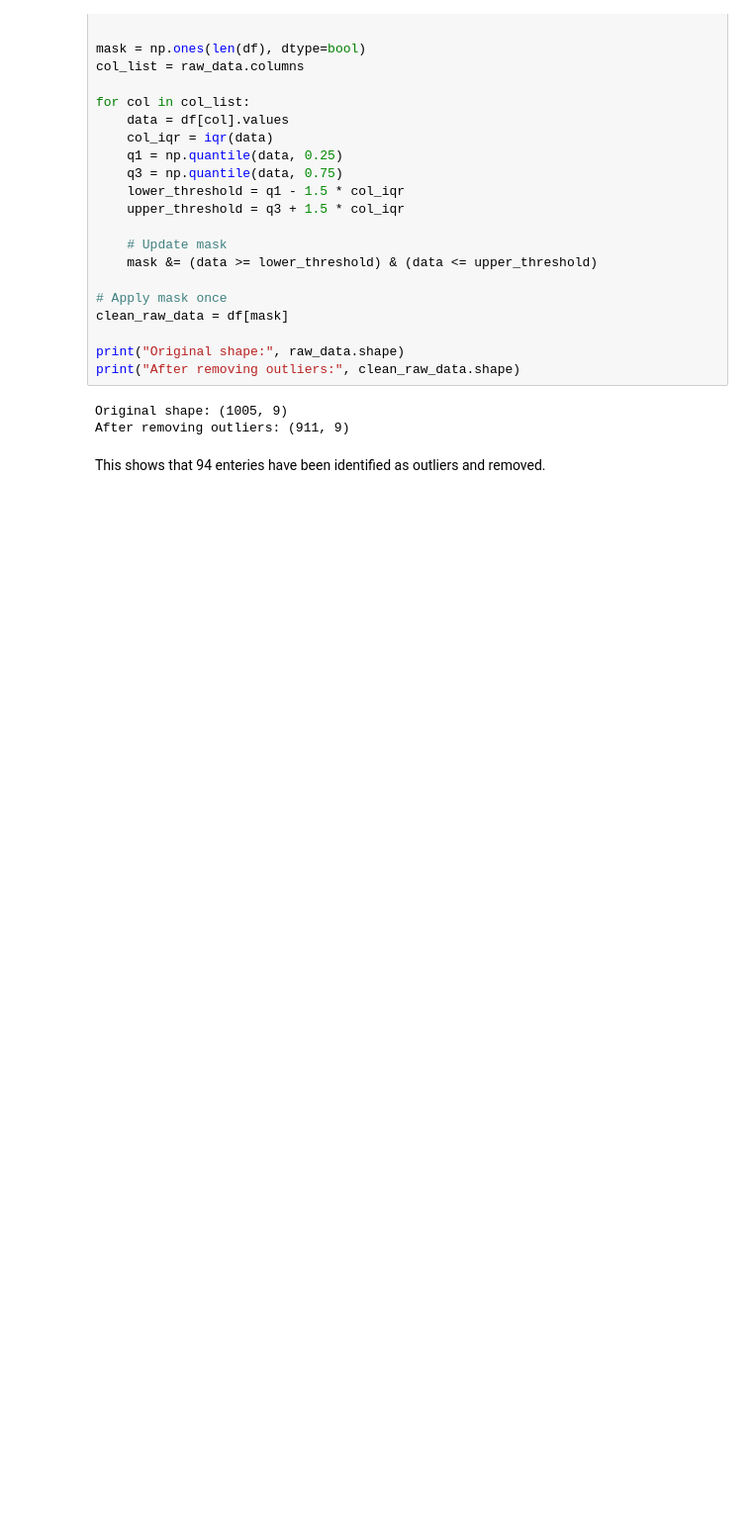
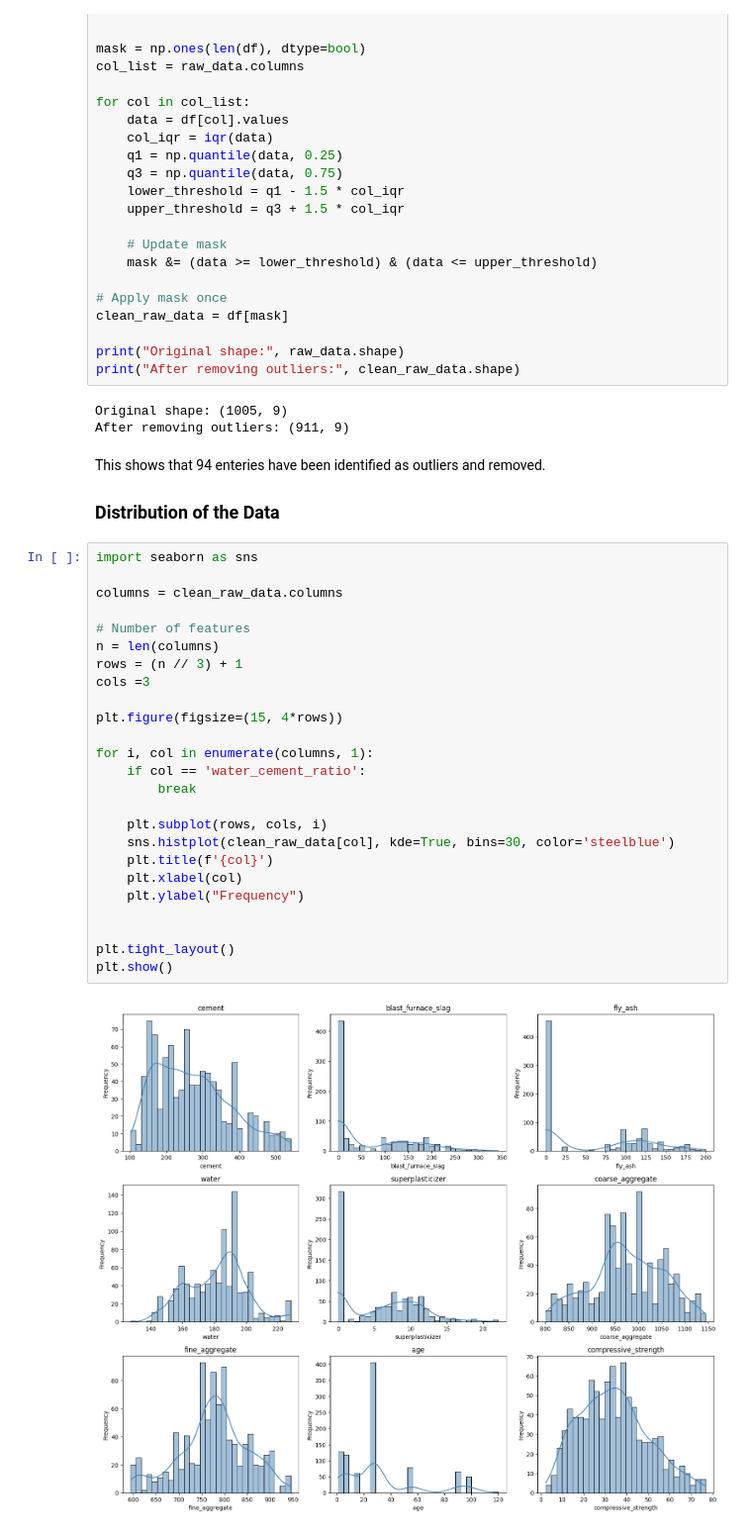
Before and after one commit to AbubakarDanhaya/Concrete_research, a Jupyter notebook: Feature_Design/Data_CleaningAndProcessing/notebook1.ipynb, the cells around one changed output. Shown at 99% size. Cells and saved outputs as stored; diff of their text form; blank space fills up the shorter version.

```diff
--- a/Feature_Design/Data_CleaningAndProcessing/notebook1.ipynb
+++ b/Feature_Design/Data_CleaningAndProcessing/notebook1.ipynb
@@ -139,3 +139,32 @@ Original shape: (1005, 9)
 After removing outliers: (911, 9)
 # %% [markdown]
 This shows that 94 enteries have been identified as outliers and removed.
+
+### **Distribution of the Data**
+# %%
+import seaborn as sns
+
+columns = clean_raw_data.columns
+
+# Number of features
+n = len(columns)
+rows = (n // 3) + 1
+cols =3
+
+plt.figure(figsize=(15, 4*rows))
+
+for i, col in enumerate(columns, 1):
+    if col == 'water_cement_ratio':
+        break
+
+    plt.subplot(rows, cols, i)
+    sns.histplot(clean_raw_data[col], kde=True, bins=30, color='steelblue')
+    plt.title(f'{col}')
+    plt.xlabel(col)
+    plt.ylabel("Frequency")
+
+
+plt.tight_layout()
+plt.show()
+# %% [output]
+[figure, added]
```
